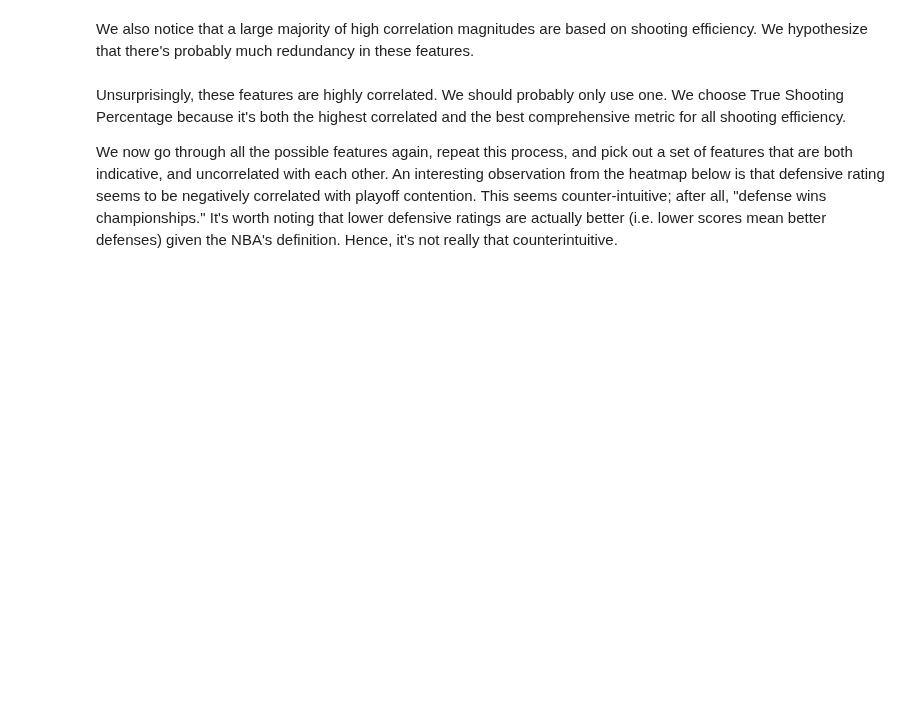
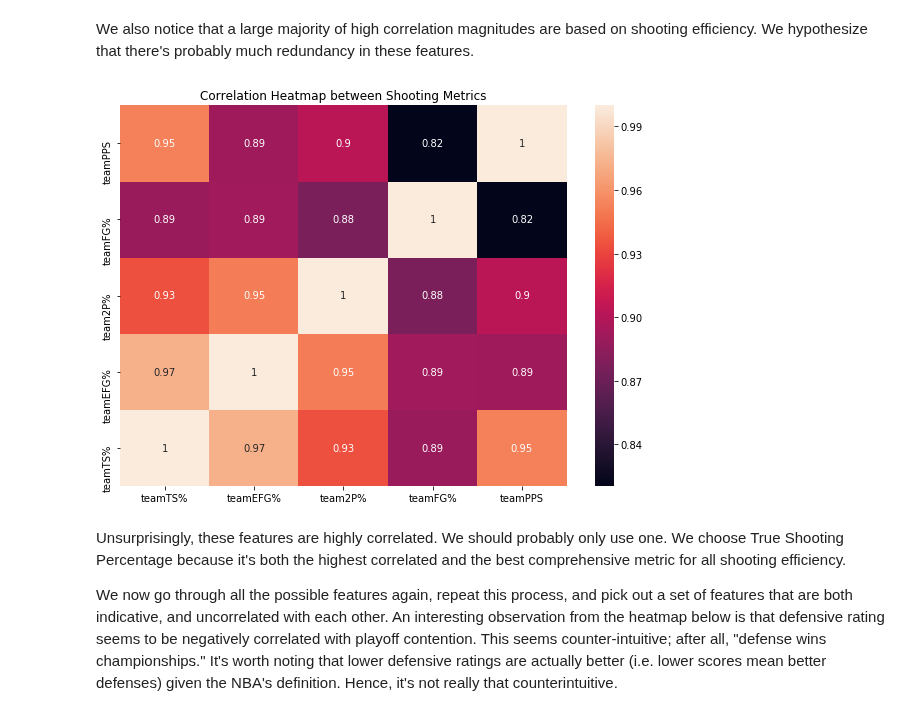
Before and after one commit to ktang98/basketball_analysis, a Jupyter notebook: basketball/basketball_analysis.ipynb, the cells around one changed output. Cells and saved outputs as stored; diff of their text form; code cells hidden in the pictures; blank space fills up the shorter version.

Commit message:
put tests at the end, normalised correlation heatmaps, add cleaning for draftpick/salarycap

```diff
--- a/basketball/basketball_analysis.ipynb
+++ b/basketball/basketball_analysis.ipynb
@@ -246,4 +232,4 @@ def addMovingAverage(df):
 
     return addNextSeason(mov_avg_data)
 # %%
-mov_avg_data_new = addMovingAverage(all_data)
+mov_avg = addMovingAverage(all_data)
@@ -250,7 +238,23 @@ mov_avg_data_new = addMovingAverage(all_data)
+# %%
+# Now we have all our training data and labels
+mov_avg_data = mov_avg.drop(columns = ['teamAbbr', 'season', 'next_season'])
+
+X = mov_avg_data.drop(columns = 'next_playoffs')
+y = mov_avg_data['next_playoffs']
+
+# split off a portion of the data to use as test data. Shuffling is automatically done.
+train_x, test_x, train_y, test_y = train_test_split(X, y, test_size=0.15, random_state=42)
+
+# normalize the data
+mm_scaler = preprocessing.MinMaxScaler()
+train_x = pd.DataFrame(mm_scaler.fit_transform(train_x), columns=train_x.columns)
+test_x = pd.DataFrame(mm_scaler.transform(test_x), columns=test_x.columns)
 # %% [markdown]
 Now, let's see which of our current features is most correlated with playoff qualification.
 # %%
 # finding the top 10 features in correlation magnitude with next year playoff qualification
 # We start the index at 1 to remove the perfect correlation between next_playoff and itself
-mov_avg_data_new.corr()['next_playoffs'].abs().sort_values(ascending=False)[1:11]
+training_data = train_x.copy()
+training_data['next_playoffs'] = train_y
+training_data.corr()['next_playoffs'].abs().sort_values(ascending=False)[1:16]
 # %% [output]
@@ -322,14 +333,16 @@ all NBA teams performed slightly worse, but interestingly enough, there wasn't t
 # %% [markdown]
 We also notice that a large majority of high correlation magnitudes are based on shooting efficiency. We hypothesize that there's probably much redundancy in these features.
 # %%
-shooting_metrics = mov_avg_data_new[['teamTS%', 'teamEFG%', 'team2P%', 'teamFG%', 'teamPPS']]
+shooting_metrics = training_data[['teamTS%', 'teamEFG%', 'team2P%', 'teamFG%', 'teamPPS']]
 
 plt.figure(figsize=(10, 7))
 shot_heatmap = sns.heatmap(shooting_metrics.corr(), annot=True)
 plt.title("Correlation Heatmap between Shooting Metrics")
 
 # this line of code below fixes a sns.heatmap bug with newer iterations of matplotlib
 shot_heatmap.set_ylim(0, 5);
+# %% [output]
+[figure, added]
 # %% [markdown]
 Unsurprisingly, these features are highly correlated. We should probably only use one. We choose True Shooting Percentage because it's both the highest correlated and the best comprehensive metric for all shooting efficiency.
 
```
Also changed, not shown: parts of 59 cells of this notebook.
